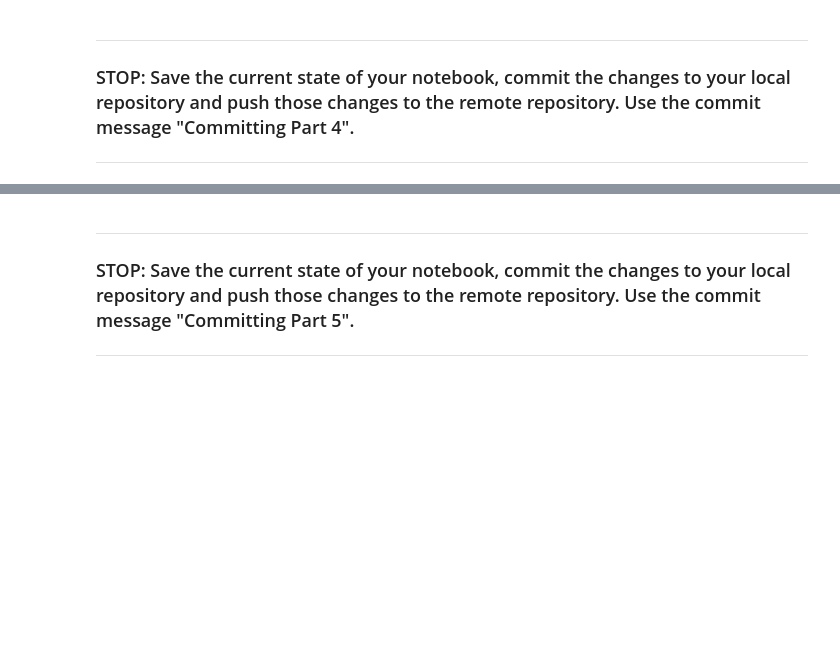
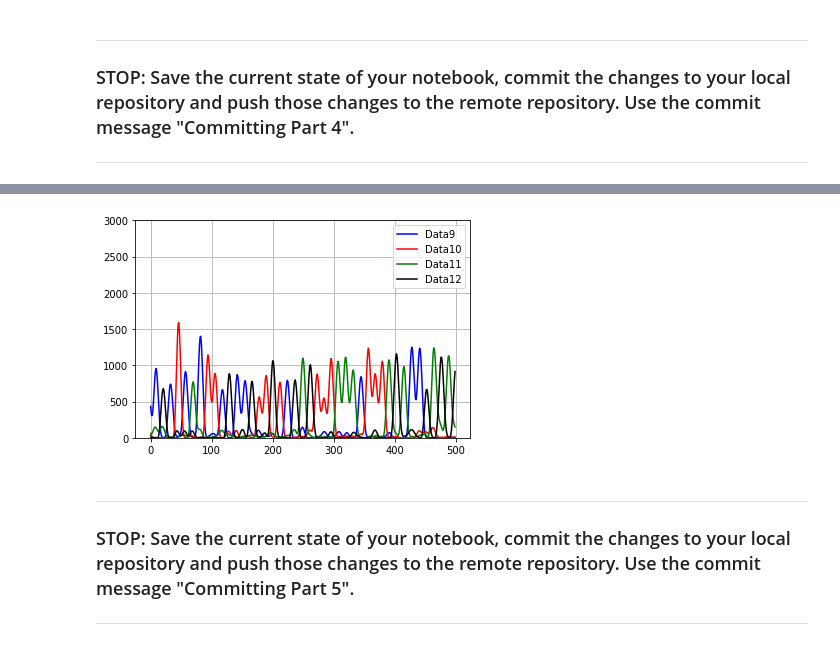
Before and after one commit to Anthonybommarito/prac, a Jupyter notebook: CMSE202_001_Midterm-STUDENT-6.ipynb, the cells around one changed output, grey strips where cells are left out. Cells and saved outputs as stored; diff of their text form; code cells hidden in the pictures; blank space fills up the shorter version.

```diff
--- a/CMSE202_001_Midterm-STUDENT-6.ipynb
+++ b/CMSE202_001_Midterm-STUDENT-6.ipynb
@@ -170,3 +167,22 @@ You should make sure that your plot spans the same range on the x-axis as the ab
+# %%
+channels = ['DATA9', 'DATA10', 'DATA11', 'DATA12']
+from collections import defaultdict
+
+trace = defaultdict(list)
+
+for c in channels:
+    trace[c] = record.annotations['abif_raw'][c]
+
+
+plt.plot(trace['DATA9'][7000:7500], color='blue',label='Data9')
+plt.plot(trace['DATA10'][7000:7500], color='red',label='Data10')
+plt.plot(trace['DATA11'][7000:7500], color='green',label='Data11')
+plt.plot(trace['DATA12'][7000:7500], color='black',label='Data12')
+plt.legend()
+plt.ylim(0,3000)
+plt.grid()
+# %% [output]
+[figure, added]
 # %% [markdown]
 ---
 ### STOP: Save the current state of your notebook, commit the changes to your local repository and push those changes to the remote repository. Use the commit message "Committing Part 5".
```
Also changed, not shown: parts of 1 cell of this notebook.
